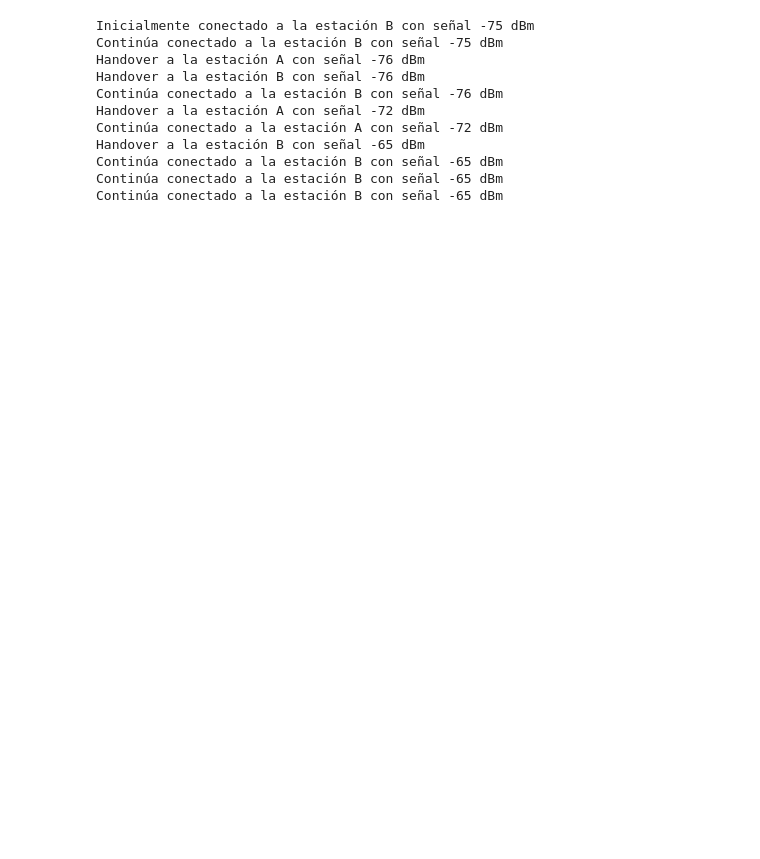
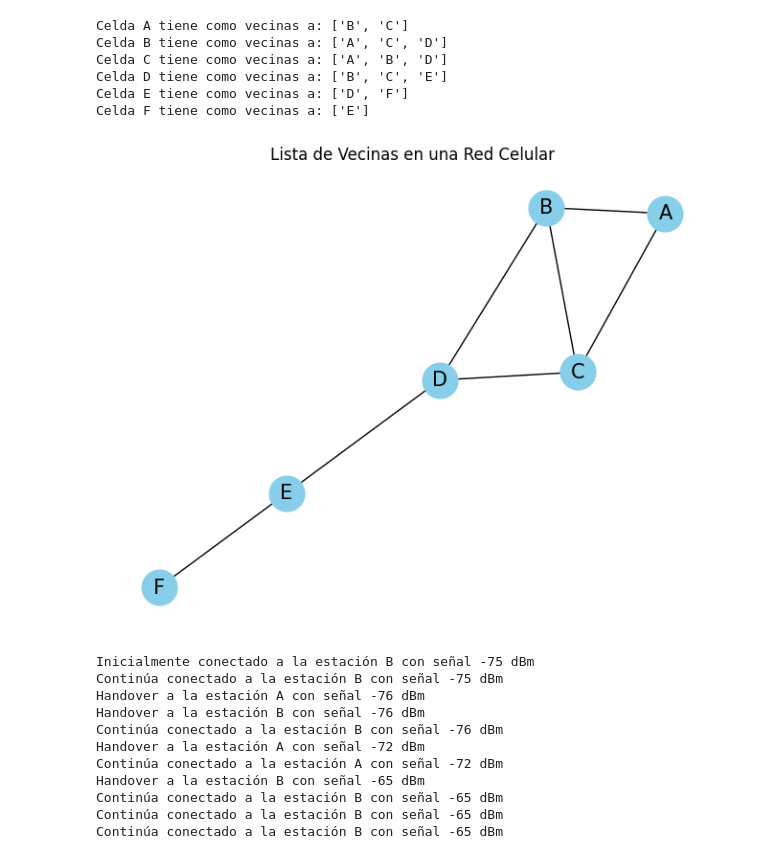
Before and after one commit to hc2twv/UPSE_OP, a Jupyter notebook: ListaVecinos.ipynb, the cells around one changed output. Drawn from its saved outputs; the diff is of its cells as text; code cells hidden in the pictures; blank space fills up the shorter version.

```diff
--- a/ListaVecinos.ipynb
+++ b/ListaVecinos.ipynb
@@ -1,5 +1,42 @@
 # %% [markdown]
 <a href="https://colab.research.google.com/github/hc2twv/UPSE_OP/blob/main/ListaVecinos.ipynb" target="_parent"><img src="https://colab.research.google.com/assets/colab-badge.svg" alt="Open In Colab"/></a>
+# %%
+import networkx as nx
+import matplotlib.pyplot as plt
+
+# Crear un grafo vacío
+G = nx.Graph()
+
+# Agregar nodos al grafo (cada nodo representa una celda)
+cells = ['A', 'B', 'C', 'D', 'E', 'F']
+G.add_nodes_from(cells)
+
+# Agregar aristas al grafo (cada arista representa una conexión entre celdas vecinas)
+edges = [('A', 'B'), ('A', 'C'), ('B', 'C'), ('B', 'D'), ('C', 'D'), ('D', 'E'), ('E', 'F')]
+G.add_edges_from(edges)
+
+# Función para obtener la lista de vecinos de una celda
+def get_neighbor_list(cell):
+    return list(G.neighbors(cell))
+
+# Obtener y mostrar la lista de vecinos para cada celda
+for cell in cells:
+    neighbors = get_neighbor_list(cell)
+    print(f'Celda {cell} tiene como vecinas a: {neighbors}')
+
+# Dibujar el grafo
+pos = nx.spring_layout(G)
+nx.draw(G, pos, with_labels=True, node_size=700, node_color='skyblue', font_size=15, font_color='black')
+plt.title('Lista de Vecinas en una Red Celular')
+plt.show()
+# %% [output]
+Celda A tiene como vecinas a: ['B', 'C']
+Celda B tiene como vecinas a: ['A', 'C', 'D']
+Celda C tiene como vecinas a: ['A', 'B', 'D']
+Celda D tiene como vecinas a: ['B', 'C', 'E']
+Celda E tiene como vecinas a: ['D', 'F']
+Celda F tiene como vecinas a: ['E']
+[figure, added]
 # %%
 #Definición del Problema
 #Hay varias estaciones base (A, B, C) con diferentes intensidades de señal.
```
Also changed, not shown: parts of 1 cell of this notebook.
